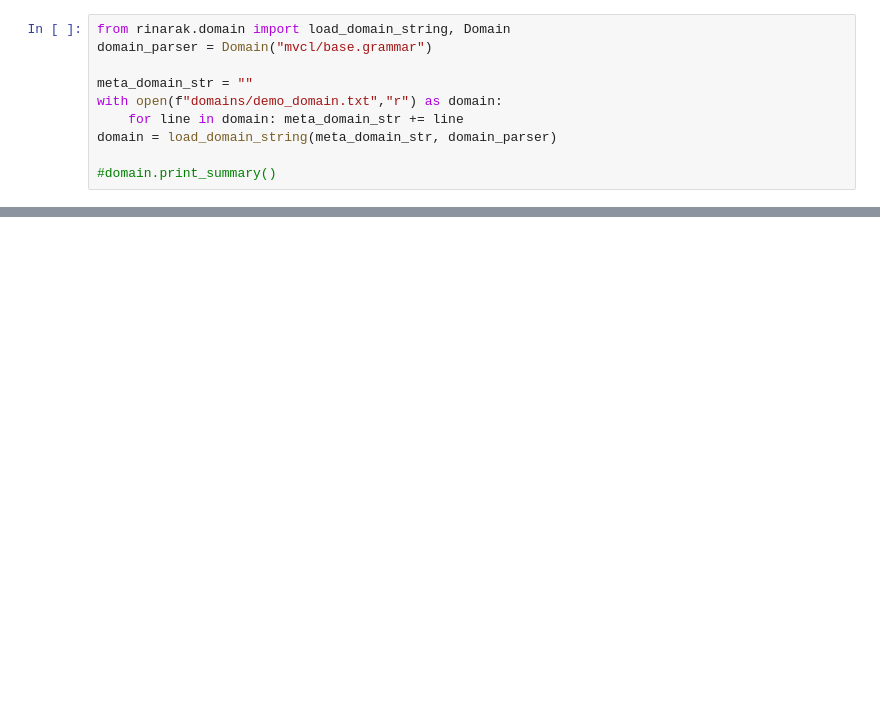
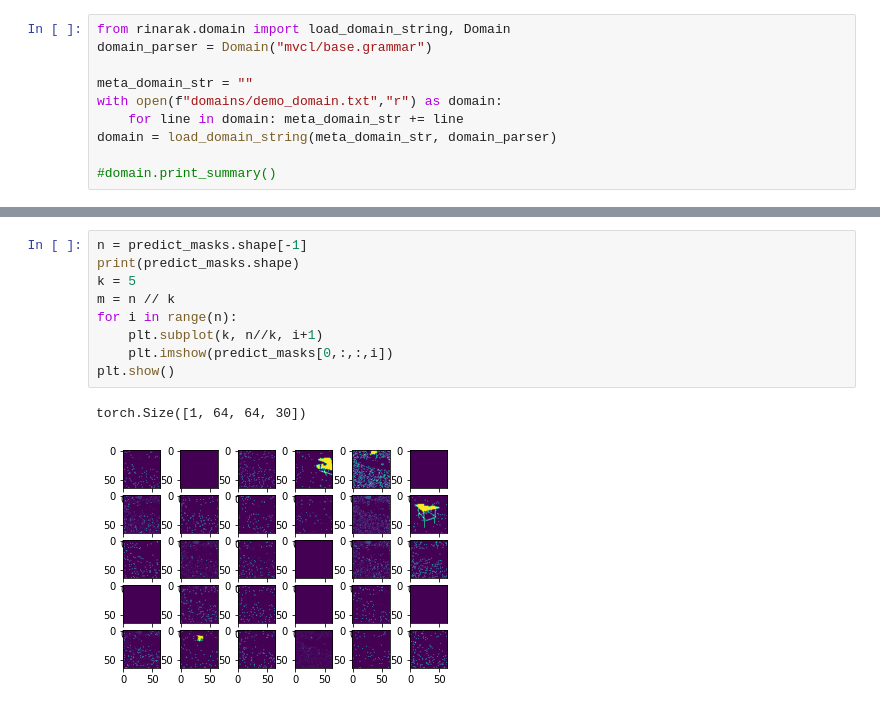
Before and after one commit to ZongjingLi/GroupNet, a Jupyter notebook: debug.ipynb, the cells around one changed output, grey strips where cells are left out. Cells and saved outputs as stored; diff of their text form; blank space fills up the shorter version.

```diff
--- a/debug.ipynb
+++ b/debug.ipynb
@@ -98,0 +315,12 @@ print(query_outputs)
+# %%
+n = predict_masks.shape[-1]
+print(predict_masks.shape)
+k = 5
+m = n // k
+for i in range(n):
+    plt.subplot(k, n//k, i+1)
+    plt.imshow(predict_masks[0,:,:,i])
+plt.show()
+# %% [output]
+torch.Size([1, 64, 64, 30])
+[figure, added]
```
Also changed, not shown: parts of 11 cells of this notebook, 5 other files.
